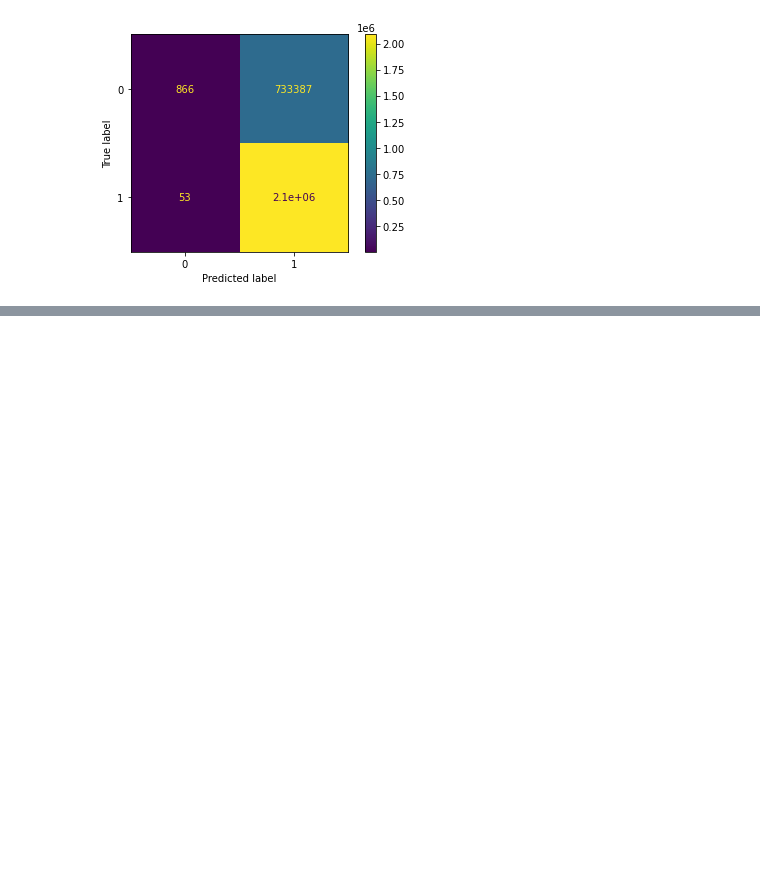
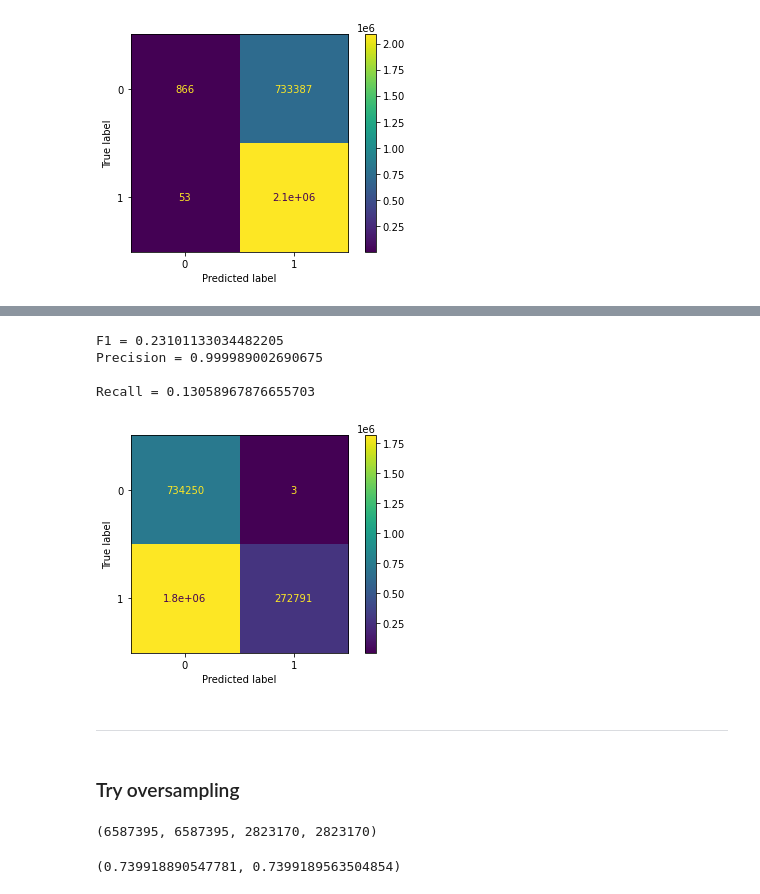
Before and after one commit to LRAbbade/IoT_anomaly_detection, a Jupyter notebook: iot23_ML_training.ipynb, the cells around one changed output, grey strips where cells are left out. Saved outputs shown, nothing was run; the diff lists cells and outputs as text; code cells hidden in the pictures; blank space fills up the shorter version.

Commit message:
try under and oversampling

```diff
--- a/iot23_ML_training.ipynb
+++ b/iot23_ML_training.ipynb
@@ -103,0 +171,11 @@ Precision = 0.74014111430911
+# %%
+model = Sequential()
+model.add(Dense(units=50, activation='relu', kernel_regularizer=L1L2(1e-5, 1e-5)))
+model.add(Dense(units=200, activation='relu', kernel_regularizer=L1L2(1e-5, 1e-5)))
+model.add(Dense(units=500, activation='relu', kernel_regularizer=L1L2(1e-5, 1e-5)))
+# model.add(Dropout(0.2))
+model.add(Dense(units=100, activation='relu', kernel_regularizer=L1L2(1e-5, 1e-5)))
+model.add(Dense(units=1, activation='sigmoid', kernel_regularizer=L1L2(1e-5, 1e-5)))
+model.compile(optimizer='adam', loss='binary_crossentropy', metrics=[tf.keras.metrics.Recall(), tf.keras.metrics.FalseNegatives(), tf.keras.metrics.Precision()])
+# %%
+model.fit(X_train, y_train)
@@ -103,0 +185,18 @@ Precision = 0.74014111430911
+# %%
+y_pred = model.predict(X_test)
+y_pred = np.round(y_pred)
+# %%
+print(f'F1 =', f1_score(y_test, y_pred))
+print(f'Precision =', precision_score(y_test, y_pred))
+print(f'Recall =', recall_score(y_test, y_pred), '\n')
+plot_confusion_matrix(y_test, y_pred)
+# %% [output]
+F1 = 0.23101133034482205
+Precision = 0.999989002690675
+
+Recall = 0.13058967876655703
+[figure, added]
+# %% [markdown]
+---
+# %% [markdown]
+### Try oversampling
@@ -103,0 +205,8 @@ Precision = 0.74014111430911
+# %%
+len(X_train), len(y_train), len(X_test), len(y_test)
+# %% [output]
+(6587395, 6587395, 2823170, 2823170)
+# %%
+check_distrib(y_train), check_distrib(y_test)
+# %% [output]
+(0.739918890547781, 0.7399189563504854)
```
Also changed, not shown: parts of 74 cells of this notebook.
